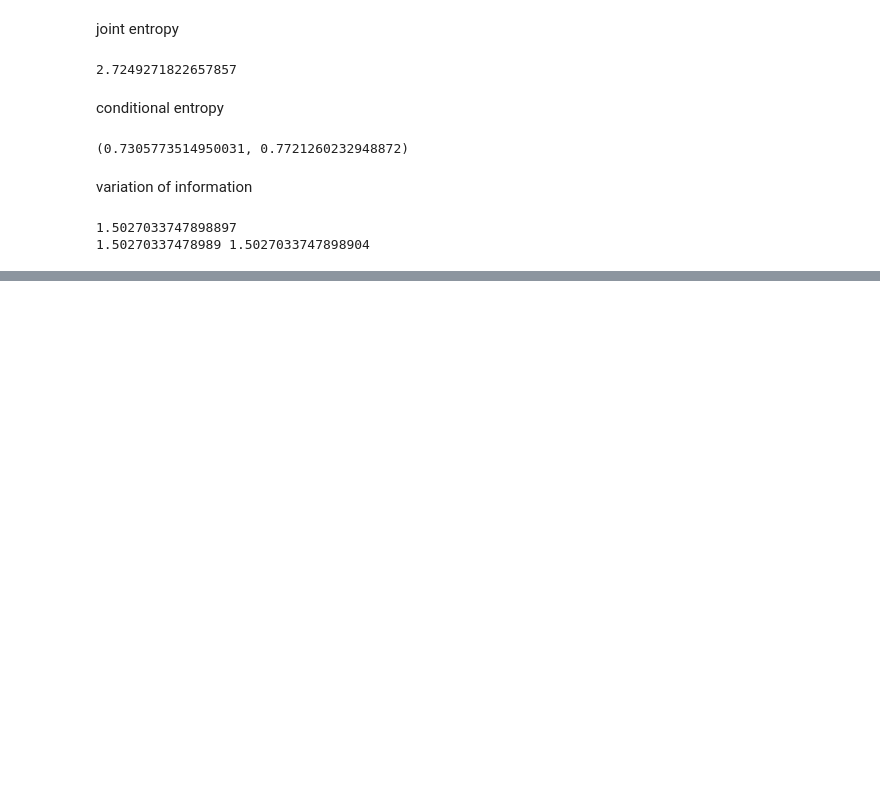
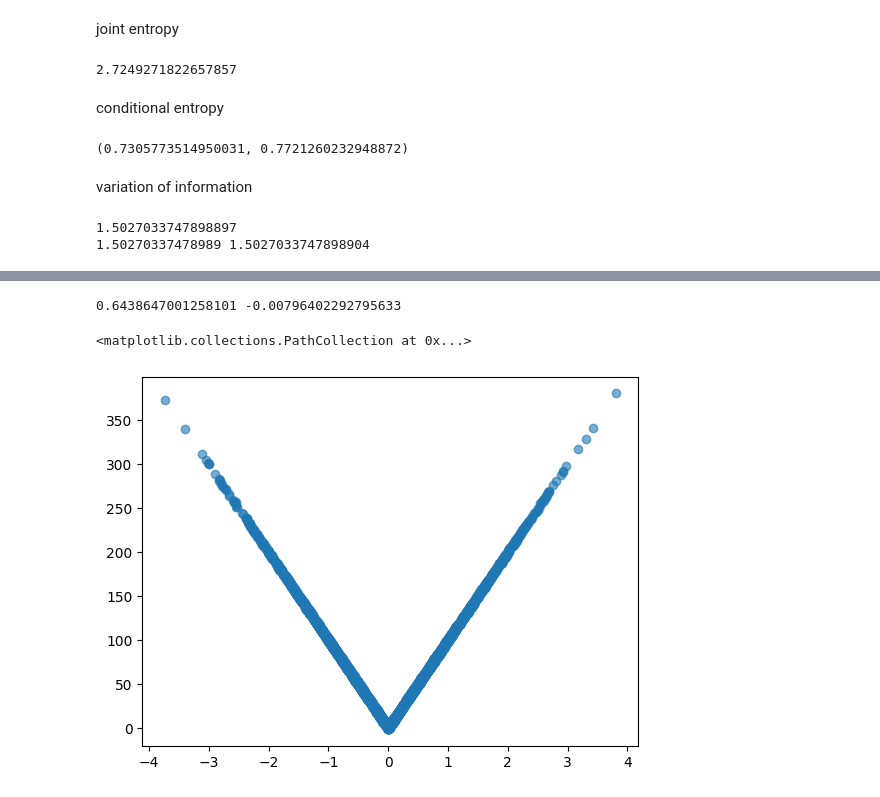
Before and after one commit to Joanna-Dai/Machine-Learning-for-Asset-Managers, a Jupyter notebook: ch3.ipynb, the cells around one changed output, grey strips where cells are left out. Saved outputs shown, nothing was run; the diff lists cells and outputs as text; code cells hidden in the pictures; blank space fills up the shorter version.

```diff
--- a/ch3.ipynb
+++ b/ch3.ipynb
@@ -135,0 +219,26 @@ def numBins(nObs, corr=None):
+# %%
+# nonlinear relatinoship
+
+size, seed = 5000, 0
+np.random.seed(seed)
+# generate gaussian random variables
+x = np.random.normal(size=size)
+e = np.random.normal(size=size)
+y = 100*np.abs(x) + e
+nmi = mutualInfo(x, y, True)
+corr = np.corrcoef(x, y)[0, 1]
+print(nmi, corr)
+# corr = -0.007 (close to 0) failed to recognize the strong linear relationship between x and y becuase it is nonlinear
+# in contract, the normalized mutual information (nmi) is high of 0.644 (not 1, knowing y does not suffice to know x given 2 alternative values of x to know y)
+#               recognizing that we can extract a subtantial amount of information from x that is useful to predict y
+# coef from 100 to 1000 will not increase the nmi given the main source of uncertainty is not from e
+
+# that's why entropy many ML algo do not impoase a functional form of data, use them in conjunction with entropy-based features
+# it allows us to answer questions regarding the unique info contributed by a random variable, without having to make functional assumptions
+
+# plot
+plt.scatter(x, y, alpha=0.6, label='y = 100*x + e')
+# %% [output]
+0.6438647001258101 -0.00796402292795633
+<matplotlib.collections.PathCollection at 0x...>
+[figure, added]
```
Also changed, not shown: parts of 6 cells of this notebook, 1 other file.
